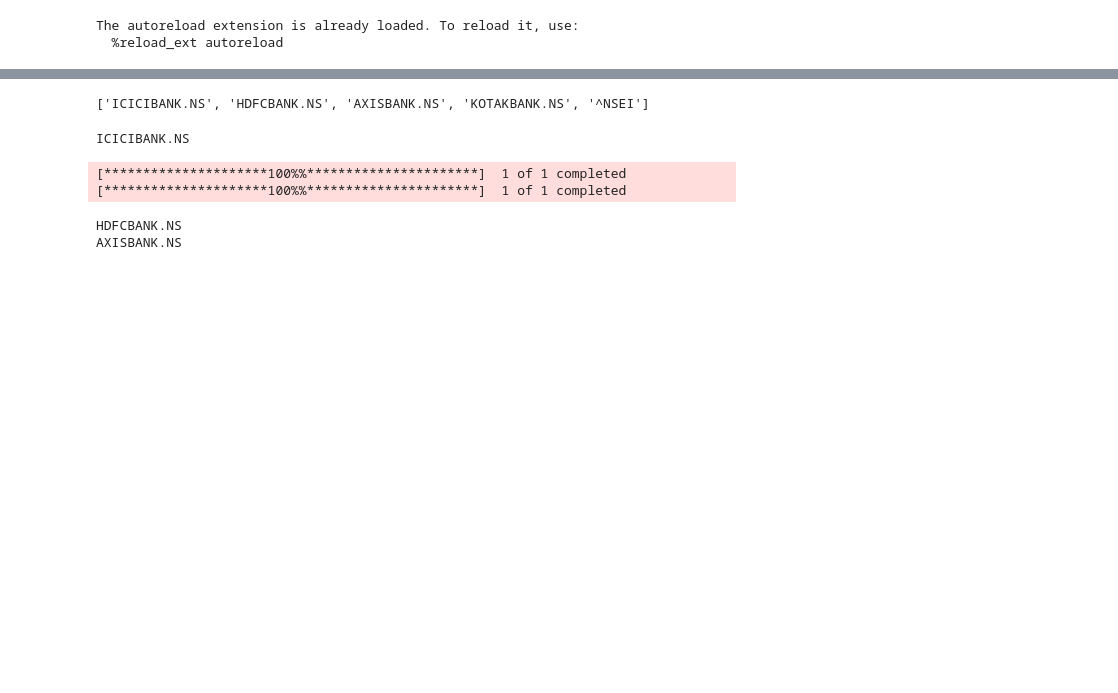
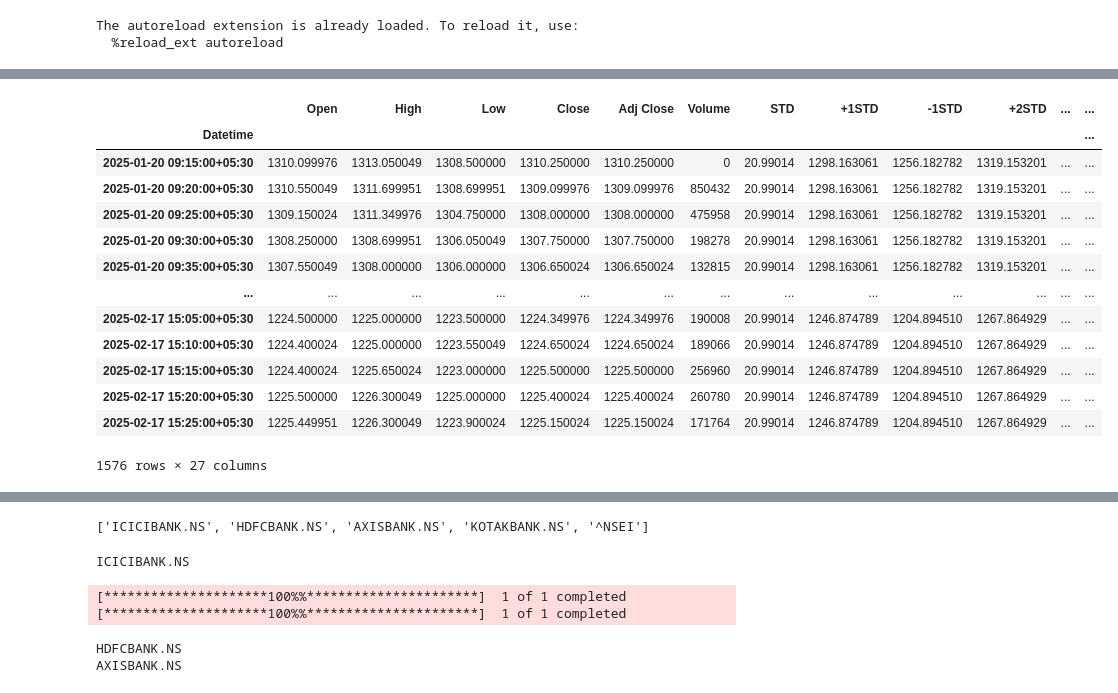
Before and after one commit to isouravsharma/AlgoQuantPi, a Jupyter notebook: Quant/Testing.ipynb, the cells around one changed output, grey strips where cells are left out. Saved outputs shown, nothing was run; the diff lists cells and outputs as text; code cells hidden in the pictures; blank space fills up the shorter version.

```diff
--- a/Quant/Testing.ipynb
+++ b/Quant/Testing.ipynb
@@ -20,0 +80,37 @@ def run_all(ticker, start_date):
+# %%
+def ATR(data, n = 14):
+    data['H-L'] = data['High'] - data['Low']
+    data['H-PC'] = data['High'] - data['Close'].shift(1)
+    data['L-PC'] = data['Low'] - data['Close'].shift(1)
+    data["TR"] = data[['H-L','H-PC','L-PC']].max(axis=1, skipna = False)
+    data['ATR'] = data['TR'].ewm(span = n, min_periods = n).mean()
+    return data
+# %%
+def RSI(data, n = 14):
+    delta = data['Adj Close'] - data['Adj Close'].shift(1)
+    gain = (delta.where(delta>=0, 0)).fillna(0)
+    loss = (-delta.where(delta <0, 0)).fillna(0)
+    avg_gain = gain.ewm(alpha = 1/n, min_periods = n).mean()
+    avg_loss = loss.ewm(alpha = 1/n, min_periods = n).mean()
+    rs = avg_gain/avg_loss
+    rsi = 100-(100/(1+rs))
+    data['RSI'] = rsi
+    return data
+# %%
+ATR(data)
+RSI(data)
+# %% [output]
+|  | Open | High | Low | Close | Adj Close | Volume | STD | +1STD | -1STD | +2STD | ... | ... |
+| Datetime |  |  |  |  |  |  |  |  |  |  |  | ... |
+| 2025-01-20 09:15:00+05:30 | 1310.099976 | 1313.050049 | 1308.500000 | 1310.250000 | 1310.250000 | 0 | 20.99014 | 1298.163061 | 1256.182782 | 1319.153201 | ... | ... |
+| 2025-01-20 09:20:00+05:30 | 1310.550049 | 1311.699951 | 1308.699951 | 1309.099976 | 1309.099976 | 850432 | 20.99014 | 1298.163061 | 1256.182782 | 1319.153201 | ... | ... |
+| 2025-01-20 09:25:00+05:30 | 1309.150024 | 1311.349976 | 1304.750000 | 1308.000000 | 1308.000000 | 475958 | 20.99014 | 1298.163061 | 1256.182782 | 1319.153201 | ... | ... |
+| 2025-01-20 09:30:00+05:30 | 1308.250000 | 1308.699951 | 1306.050049 | 1307.750000 | 1307.750000 | 198278 | 20.99014 | 1298.163061 | 1256.182782 | 1319.153201 | ... | ... |
+| 2025-01-20 09:35:00+05:30 | 1307.550049 | 1308.000000 | 1306.000000 | 1306.650024 | 1306.650024 | 132815 | 20.99014 | 1298.163061 | 1256.182782 | 1319.153201 | ... | ... |
+| ... | ... | ... | ... | ... | ... | ... | ... | ... | ... | ... | ... | ... |
+| 2025-02-17 15:05:00+05:30 | 1224.500000 | 1225.000000 | 1223.500000 | 1224.349976 | 1224.349976 | 190008 | 20.99014 | 1246.874789 | 1204.894510 | 1267.864929 | ... | ... |
+| 2025-02-17 15:10:00+05:30 | 1224.400024 | 1225.000000 | 1223.550049 | 1224.650024 | 1224.650024 | 189066 | 20.99014 | 1246.874789 | 1204.894510 | 1267.864929 | ... | ... |
+| 2025-02-17 15:15:00+05:30 | 1224.400024 | 1225.650024 | 1223.000000 | 1225.500000 | 1225.500000 | 256960 | 20.99014 | 1246.874789 | 1204.894510 | 1267.864929 | ... | ... |
+| 2025-02-17 15:20:00+05:30 | 1225.500000 | 1226.300049 | 1225.000000 | 1225.400024 | 1225.400024 | 260780 | 20.99014 | 1246.874789 | 1204.894510 | 1267.864929 | ... | ... |
+| 2025-02-17 15:25:00+05:30 | 1225.449951 | 1226.300049 | 1223.900024 | 1225.150024 | 1225.150024 | 171764 | 20.99014 | 1246.874789 | 1204.894510 | 1267.864929 | ... | ... |
+1576 rows × 27 columns
```
Also changed, not shown: parts of 9 cells of this notebook, 4 other files.
